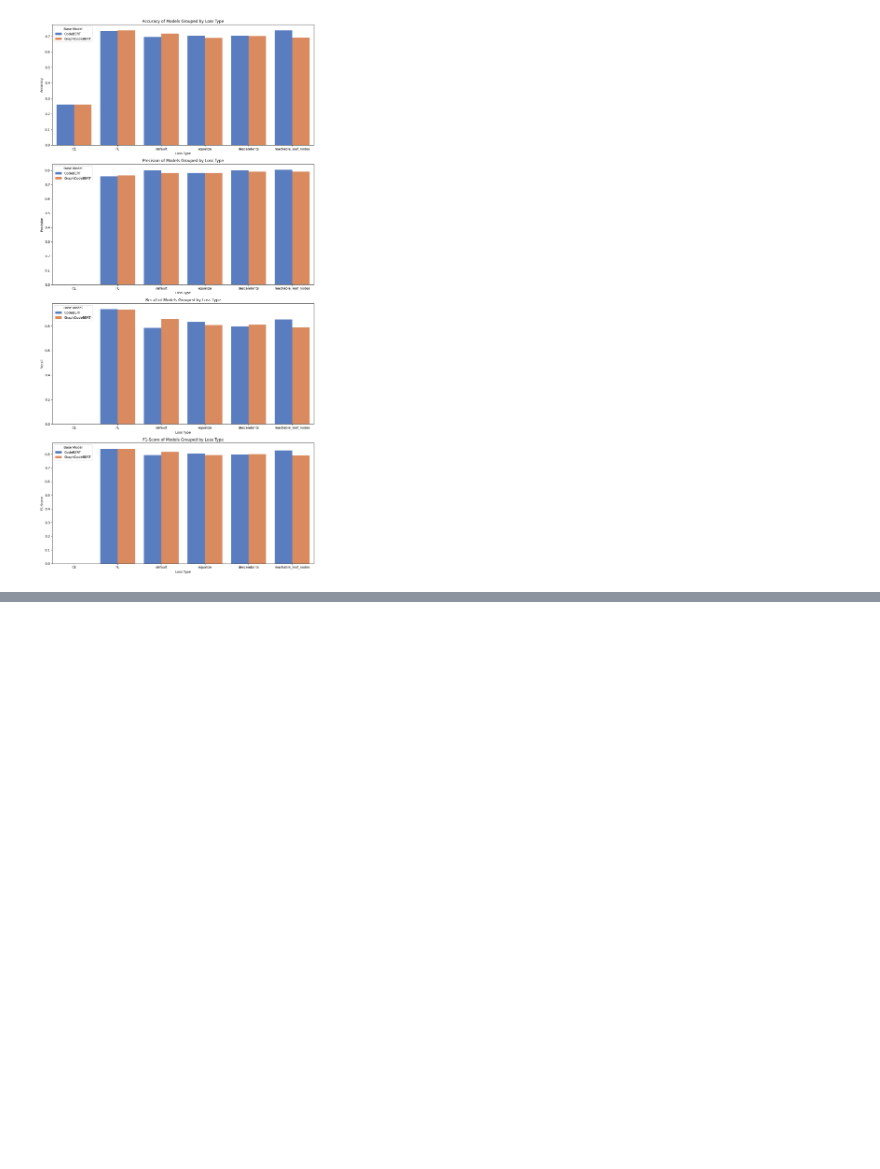
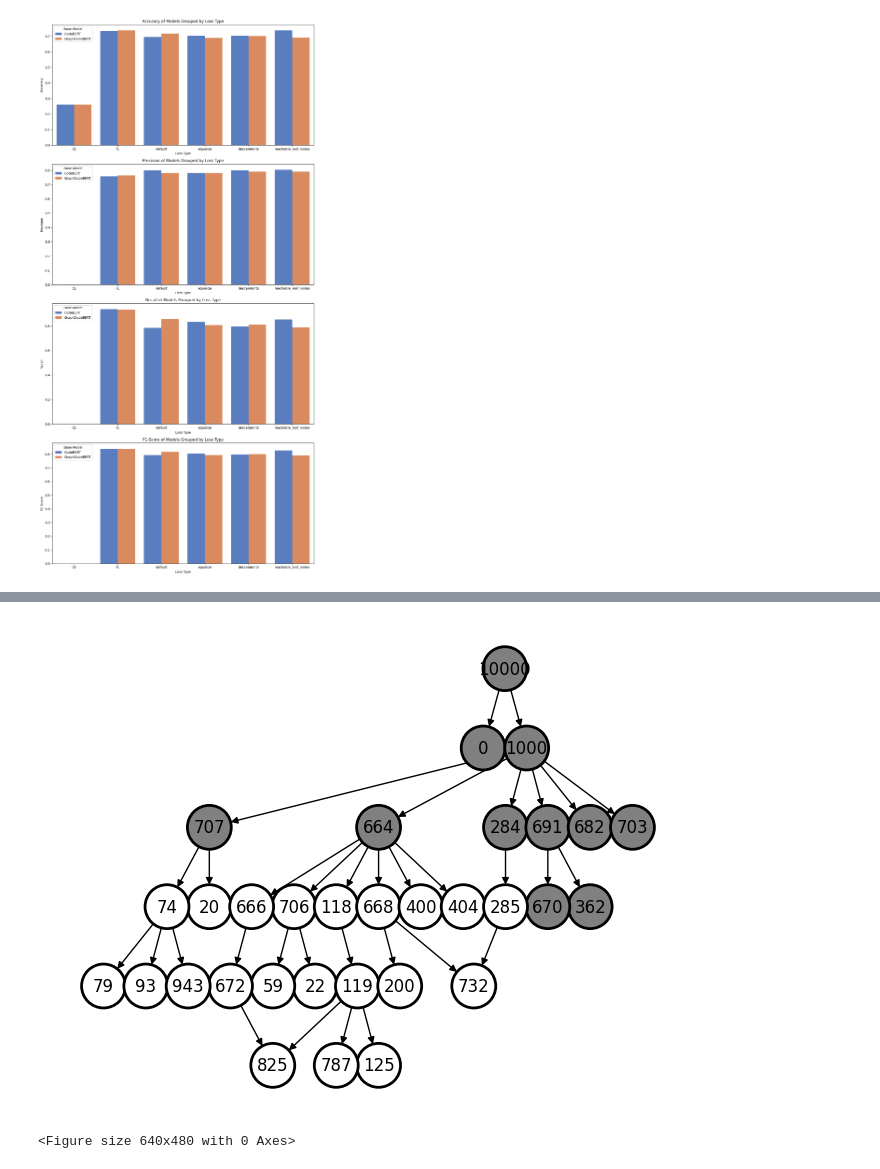
Before and after one commit to seunghee6022/TransVulDet, a Jupyter notebook: generate_figures_images.ipynb, the cells around one changed output, grey strips where cells are left out. Saved outputs shown, nothing was run; the diff lists cells and outputs as text; code cells hidden in the pictures; blank space fills up the shorter version.

```diff
--- a/generate_figures_images.ipynb
+++ b/generate_figures_images.ipynb
@@ -294 +316,76 @@ plot_dag(G, specific_node, mode=2)
 <Figure size 640x480 with 0 Axes>
+# %%
+# import networkx as nx
+import matplotlib.pyplot as plt
+
+def color_ancestors_and_descendants(G, specific_node):
+    color_map = {node: 'white' for node in G.nodes()}
+
+    # Initialize the queue with the specific node
+    queue = [specific_node]
+
+    while queue:
+        current_node = queue.pop(0)
+        if color_map[current_node] == 'gray':
+            continue  # Skip already processed nodes
+
+        # Color the current node gray
+        color_map[current_node] = 'gray'
+
+        # Add ancestors and ancestor siblings to the queue
+#         parents = list(G.predecessors(current_node))
+        parents = get_ancestors(G, specific_node)
+        for parent in parents:
+            color_map[parent] = 'gray'  # Color ancestor gray
+            siblings = list(G.successors(parent))
+            for sibling in siblings:
+                color_map[sibling] = 'gray'  # Color ancestor sibling gray
+                queue.append(sibling)
+
+        # Add children and siblings of the current node to the queue
+        children = list(G.successors(current_node))
+        for child in children:
+            color_map[child] = 'gray'  # Color child gray
+            queue.append(child)
+
+        # Check if the current_node is in the siblings list before removing it
+        if current_node in siblings:
+            siblings.remove(current_node)  # Remove the current node from siblings
+            for sibling in siblings:
+                color_map[sibling] = 'gray'  # Color sibling gray
+
+#         pos = graphviz_layout(G, prog='dot')
+#     #     pos = nx.spring_layout(G)  # You can choose different layouts
+#         nx.draw(G, pos, with_labels=True, node_color=color_map, node_size=1000, edgecolors='black', linewidths=2)
+#         plt.show()
+#         plt.savefig(f"figures/{file_name}.png")
+
+    return color_map
+
+
+# Example usage
+paths_file = 'data_preprocessing/preprocessed_datasets/debug_datasets/graph_assignedcwe_paths.json'
+fig_title = "Directed Acyclic Graph for CWE Hierarchy after CWE Reassignment"
+file_name = "reassigned_cwe_DAG"
+G = create_graph_from_json(paths_file)
+
+# Specify the specific node for which you want to perform coloring
+specific_node = 691
+
+# Get the color_map for the graph
+color_map = color_ancestors_and_descendants(G, specific_node)
+
+# Visualize the graph with node colors
+# pos = nx.spring_layout(G)
+# nx.draw(G, pos, with_labels=True, node_color=[color_map[node] for node in G.nodes()], cmap=plt.cm.gray)
+# plt.show()
+
+pos = graphviz_layout(G, prog='dot')
+#     pos = nx.spring_layout(G)  # You can choose different layouts
+# nx.draw(G, pos, with_labels=True, node_color=color_map, node_size=1000, edgecolors='black', linewidths=2)
+nx.draw(G, pos, with_labels=True, node_color=[color_map[node] for node in G.nodes()], cmap=plt.cm.gray,  node_size=1000, edgecolors='black', linewidths=2)
+plt.show()
+plt.savefig(f"figures/{file_name}.png")
+# %% [output]
+[figure, added]
+<Figure size 640x480 with 0 Axes>
```
Also changed, not shown: parts of 2 cells of this notebook, 6 other files.
